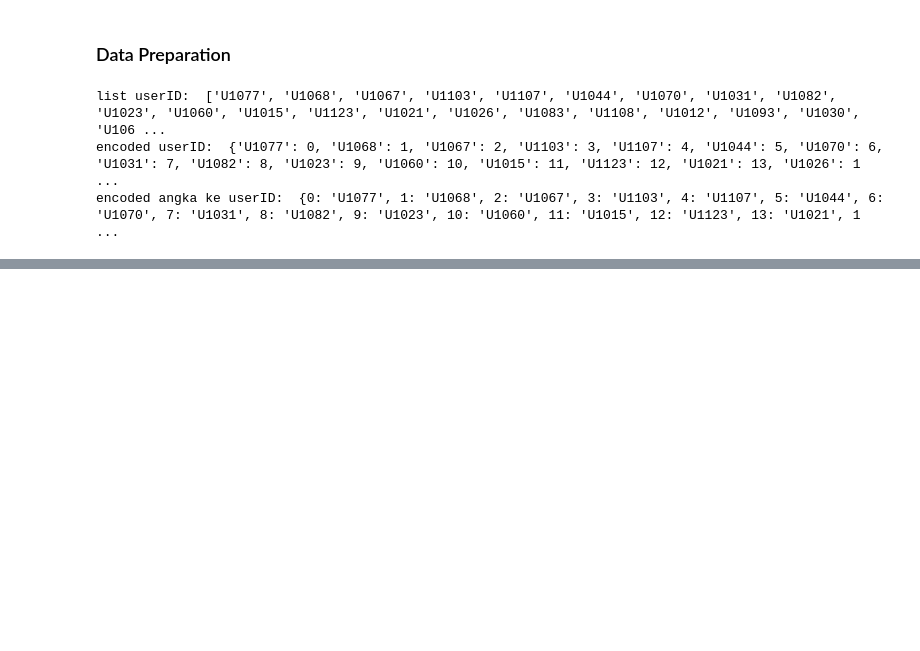
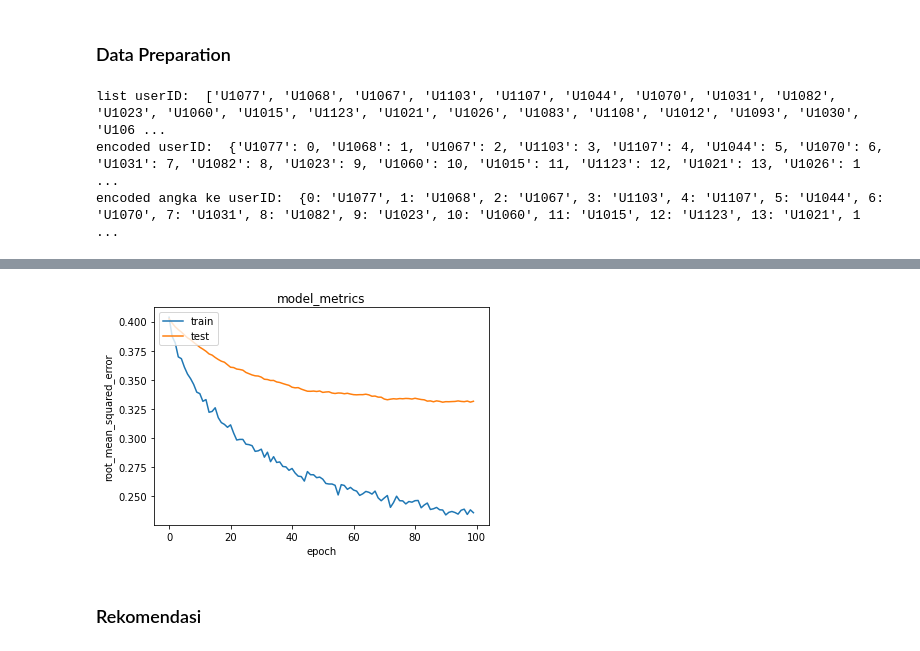
Before and after one commit to ludyhasby/machine_learning_terapan, a Jupyter notebook: recommendation_system/notebook.ipynb, the cells around one changed output, grey strips where cells are left out. Cells and saved outputs as stored; diff of their text form; code cells hidden in the pictures; blank space fills up the shorter version.

```diff
--- a/recommendation_system/notebook.ipynb
+++ b/recommendation_system/notebook.ipynb
@@ -754,0 +814,16 @@ encoded angka ke userID:  {0: 'U1077', 1: 'U1068', 2: 'U1067', 3: 'U1103', 4: 'U
+# %%
+# variabel x untuk mencocokan data user dan resto menjadi satu value
+x = df[['user', 'resto']].values
+
+y = df['rating'].apply(lambda x: (x-min_rating)/(max_rating - min_rating)).values
+
+# Membagi menjadi 80% data train dan 20% data validasi
+train_indices = int(0.8 * df.shape[0])
+x_train, x_val, y_train, y_val = (
+    x[:train_indices],
+    x[train_indices:],
+    y[:train_indices],
+    y[train_indices:]
+)
+
+print(x, y)
@@ -754,0 +879,9 @@ encoded angka ke userID:  {0: 'U1077', 1: 'U1068', 2: 'U1067', 3: 'U1103', 4: 'U
+# %%
+# compile
+model = RecommenderNet(num_users, num_resto, 50)
+
+model.compile(
+    loss = tf.keras.losses.BinaryCrossentropy(),
+    optimizer = keras.optimizers.Adam(learning_rate=0.001),
+    metrics = [tf.keras.metrics.RootMeanSquaredError()]
+)
@@ -754,0 +890,10 @@ encoded angka ke userID:  {0: 'U1077', 1: 'U1068', 2: 'U1067', 3: 'U1103', 4: 'U
+# %%
+# Memulai training
+
+history = model.fit(
+    x = x_train,
+    y = y_train,
+    batch_size = 8,
+    epochs = 100,
+    validation_data = (x_val, y_val)
+)
@@ -754,0 +918,12 @@ encoded angka ke userID:  {0: 'U1077', 1: 'U1068', 2: 'U1067', 3: 'U1103', 4: 'U
+# %%
+plt.plot(history.history['root_mean_squared_error'])
+plt.plot(history.history['val_root_mean_squared_error'])
+plt.title('model_metrics')
+plt.ylabel('root_mean_squared_error')
+plt.xlabel('epoch')
+plt.legend(['train', 'test'], loc='upper left')
+plt.show()
+# %% [output]
+[figure, added]
+# %% [markdown]
+### Rekomendasi
```
Also changed, not shown: parts of 15 cells of this notebook.
